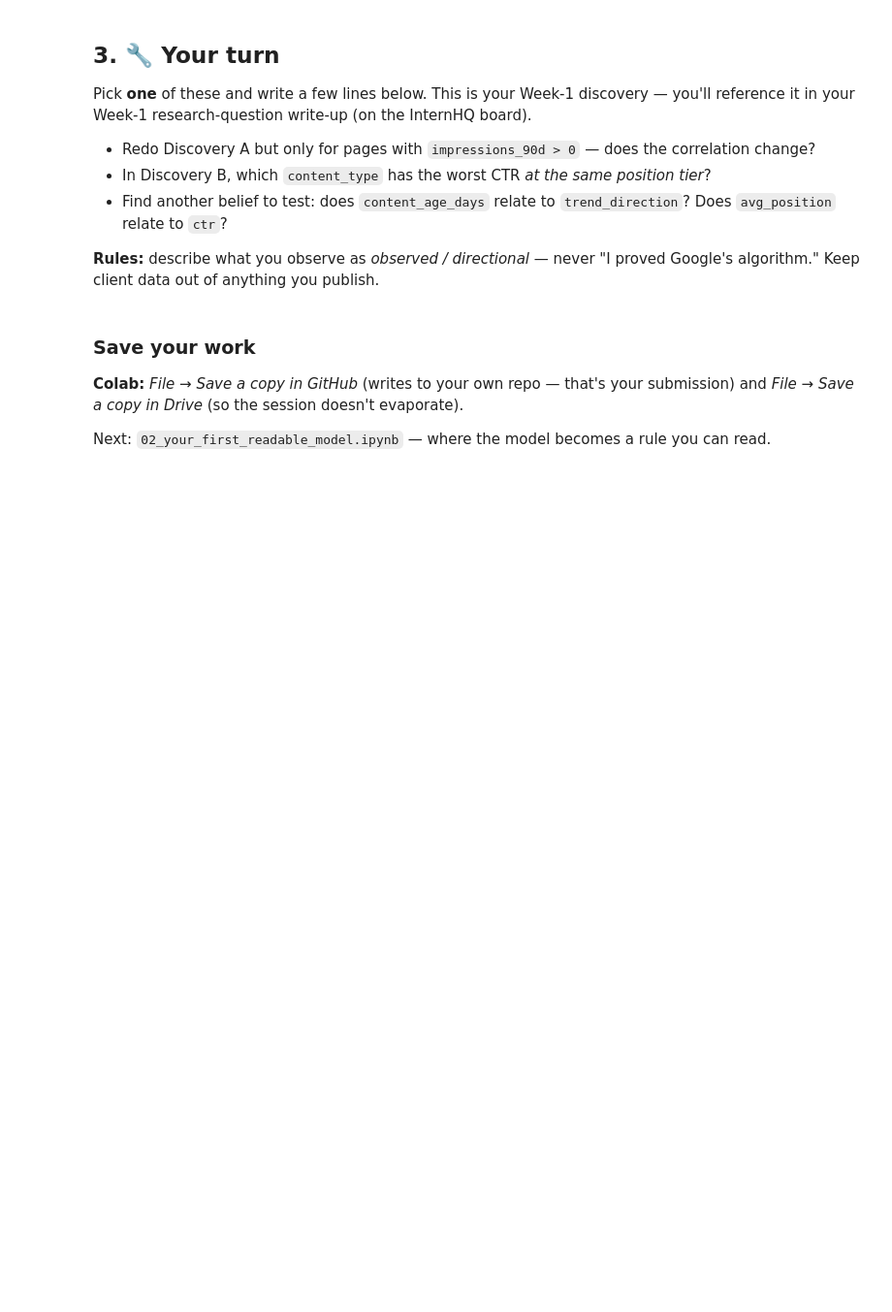
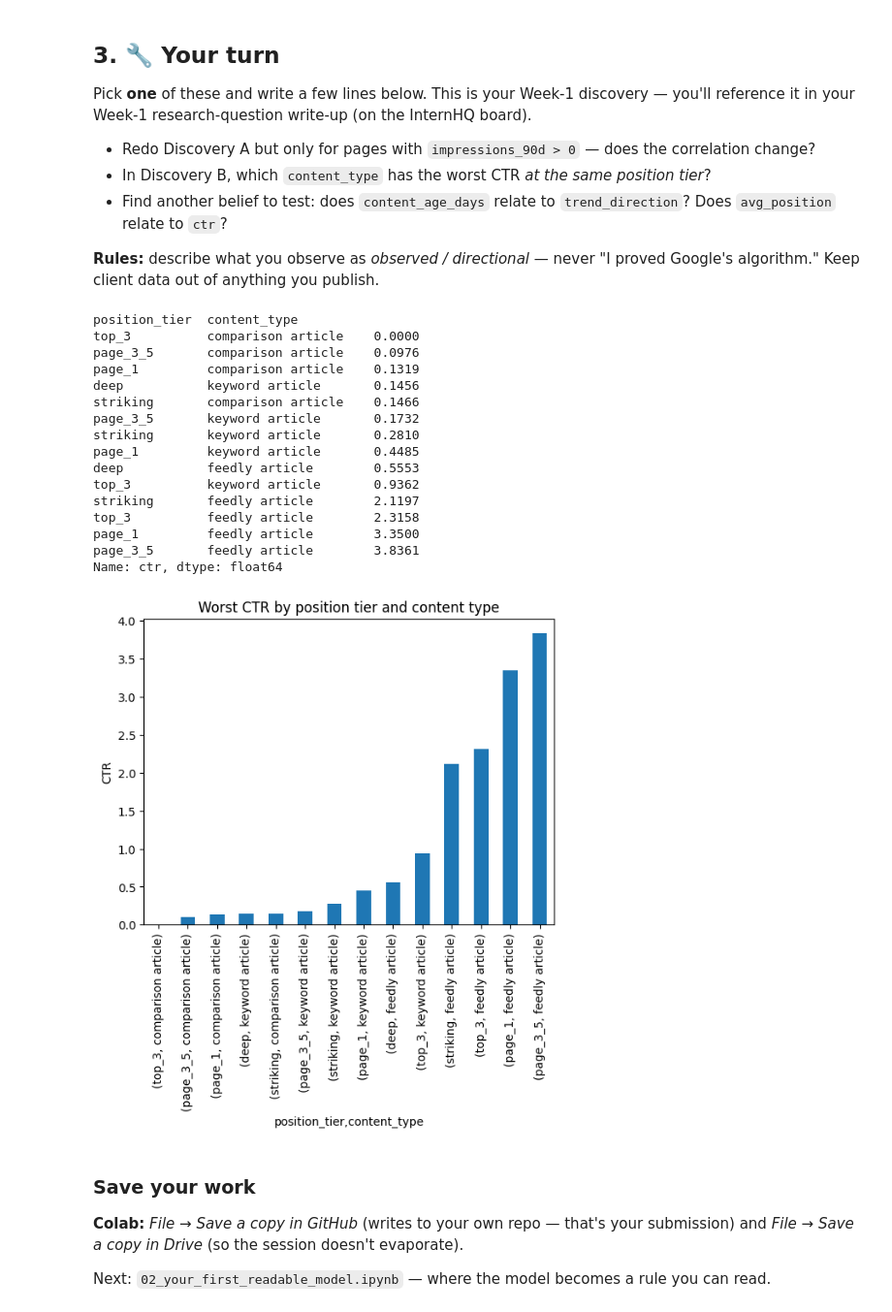
Before and after one commit to DataStudioHQ/FlyRank, a Jupyter notebook: notebooks/01_first_look_and_discovery.ipynb, the cells around one changed output. Shown at 97% size. Cells and saved outputs as stored; diff of their text form; code cells hidden in the pictures; blank space fills up the shorter version.

```diff
--- a/notebooks/01_first_look_and_discovery.ipynb
+++ b/notebooks/01_first_look_and_discovery.ipynb
@@ -102,3 +157,27 @@ Pick **one** of these and write a few lines below. This is your Week-1 discovery
+# %%
+# Your discovery here
+mean_ctr = df.groupby(['position_tier', 'content_type'])['ctr'].mean().sort_values(ascending=True)
+print(mean_ctr.round(4))
+
+mean_ctr.plot(kind="bar", title="Worst CTR by position tier and content type", ylabel="CTR");
+# %% [output]
+position_tier  content_type
+top_3          comparison article    0.0000
+page_3_5       comparison article    0.0976
+page_1         comparison article    0.1319
+deep           keyword article       0.1456
+striking       comparison article    0.1466
+page_3_5       keyword article       0.1732
+striking       keyword article       0.2810
+page_1         keyword article       0.4485
+deep           feedly article        0.5553
+top_3          keyword article       0.9362
+striking       feedly article        2.1197
+top_3          feedly article        2.3158
+page_1         feedly article        3.3500
+page_3_5       feedly article        3.8361
+Name: ctr, dtype: float64
+[figure, added]
 # %% [markdown]
 ### Save your work
 **Colab:** *File → Save a copy in GitHub* (writes to your own repo — that's your submission) and *File → Save a copy in Drive* (so the session doesn't evaporate).
```
Also changed, not shown: parts of 10 cells of this notebook.
